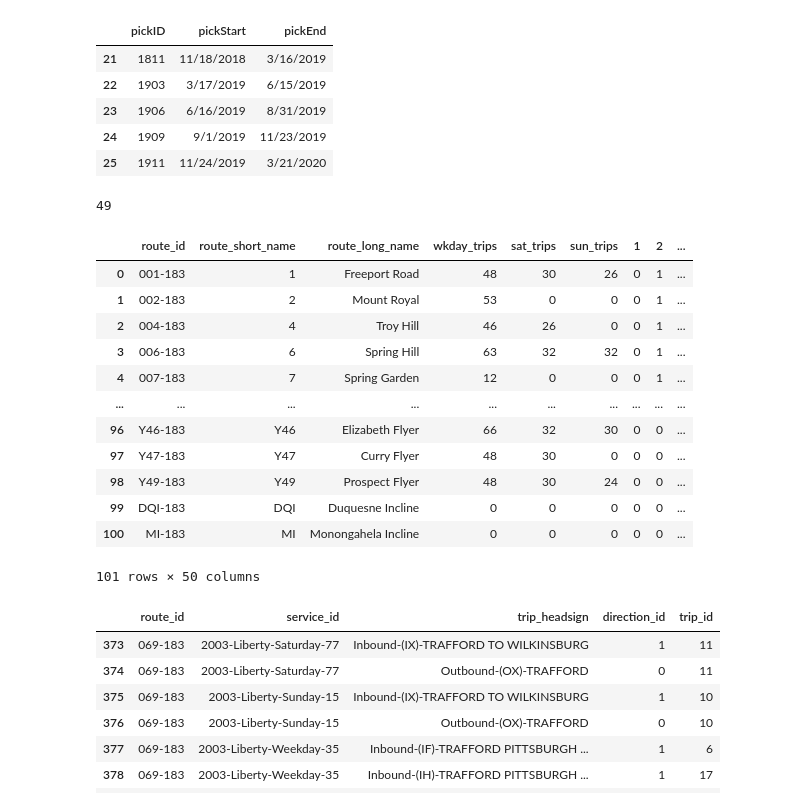
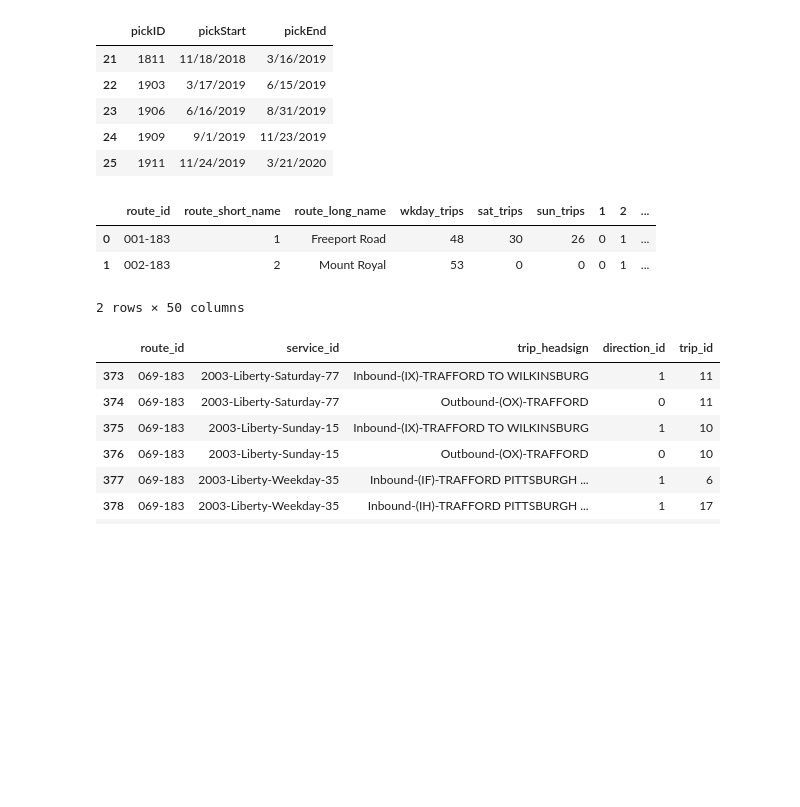
Before and after one commit to MattSamach/PPT_East_Busway, a Jupyter notebook: Notebooks/SPC_Trips.ipynb, the cells around one changed output. Saved outputs shown, nothing was run; the diff lists cells and outputs as text; code cells hidden in the pictures; blank space fills up the shorter version.

Commit message:
outputs

```diff
--- a/Notebooks/SPC_Trips.ipynb
+++ b/Notebooks/SPC_Trips.ipynb
@@ -401,7 +362,7 @@ route.head()
 | 3 | 006-183 | 6 | Spring Hill |
 | 4 | 007-183 | 7 | Spring Garden |
 # %%
-spc_route_join = pd.read_csv('..\Outputs\spc_routes_joined_consolid.tsv', sep='\t')
+spc_route_join = pd.read_csv('..\Outputs\spc_routes_joined_consolid.csv')
 spc_route_join.head()
 # %% [output]
 |  | District | District Name | StopID | StopName | Routes Impacted |
@@ -492,33 +449,22 @@ routetrip_wkdy = [find_trip_count(r, trip_count, 'Weekday', 1909) for r in route
 routetrip_sat = [find_trip_count(r, trip_count, 'Saturday', 1909) for r in route.route_short_name]
 routetrip_sun = [find_trip_count(r, trip_count, 'Sunday', 1909) for r in route.route_short_name]
 # %%
-route_ref = route
+route_ref = route.copy()
 route_ref['wkday_trips'] = routetrip_wkdy
 route_ref['sat_trips'] = routetrip_sat
 route_ref['sun_trips'] = routetrip_sun
-# %% [output]
-49
 # %%
 route_spc_ref = route_ref
 for dist_no in range(1,45):
     reference = route_matcher(route.route_short_name, dist_no, district_route_dict)
-    route[str(dist_no)] = reference
+    route_spc_ref[str(dist_no)] = reference
 
-route_spc_ref
+route_spc_ref.head(2)
 # %% [output]
 |  | route_id | route_short_name | route_long_name | wkday_trips | sat_trips | sun_trips | 1 | 2 | ... |
 | 0 | 001-183 | 1 | Freeport Road | 48 | 30 | 26 | 0 | 1 | ... |
 | 1 | 002-183 | 2 | Mount Royal | 53 | 0 | 0 | 0 | 1 | ... |
-| 2 | 004-183 | 4 | Troy Hill | 46 | 26 | 0 | 0 | 1 | ... |
-| 3 | 006-183 | 6 | Spring Hill | 63 | 32 | 32 | 0 | 1 | ... |
-| 4 | 007-183 | 7 | Spring Garden | 12 | 0 | 0 | 0 | 1 | ... |
-| ... | ... | ... | ... | ... | ... | ... | ... | ... | ... |
-| 96 | Y46-183 | Y46 | Elizabeth Flyer | 66 | 32 | 30 | 0 | 0 | ... |
-| 97 | Y47-183 | Y47 | Curry Flyer | 48 | 30 | 0 | 0 | 0 | ... |
-| 98 | Y49-183 | Y49 | Prospect Flyer | 48 | 30 | 24 | 0 | 0 | ... |
-| 99 | DQI-183 | DQI | Duquesne Incline | 0 | 0 | 0 | 0 | 0 | ... |
-| 100 | MI-183 | MI | Monongahela Incline | 0 | 0 | 0 | 0 | 0 | ... |
-101 rows × 50 columns
+2 rows × 50 columns
 # %%
 route_spc_ref.to_csv('../Outputs/route_to_district_tb.csv')
 # %%
```
Also changed, not shown: parts of 33 cells of this notebook, 28 other files.
